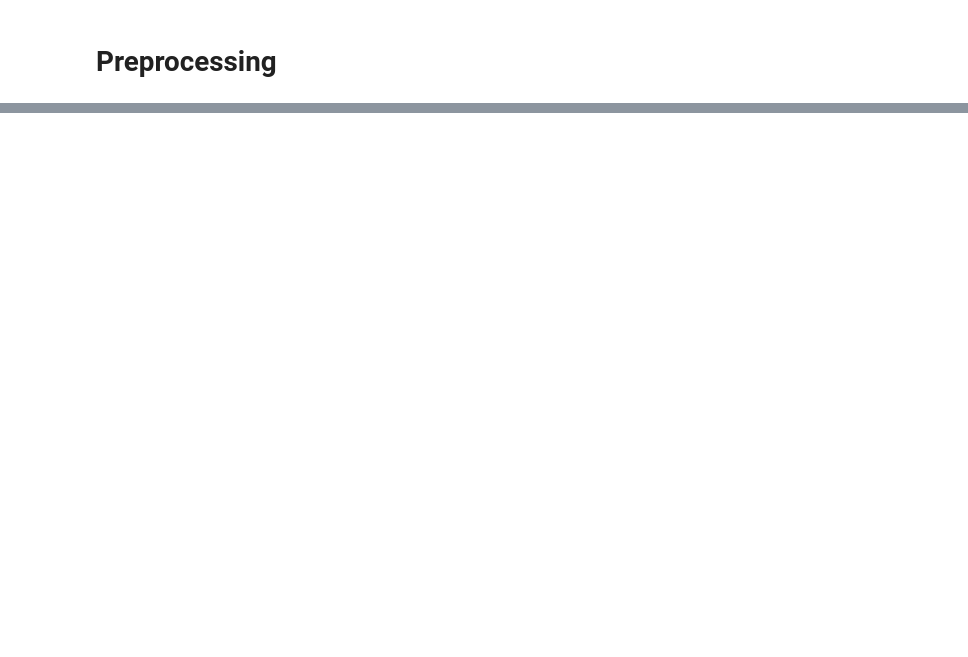
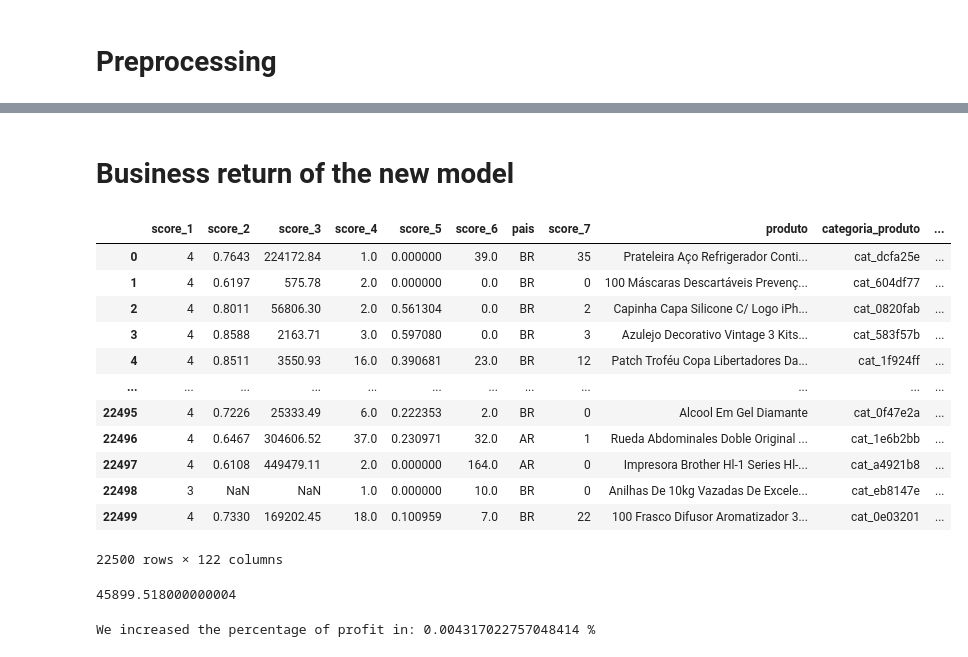
Before and after one commit to vitorbeltrao/fraud-detection, a Jupyter notebook: prototype_notebooks/ml_models.ipynb, the cells around one changed output, grey strips where cells are left out. Drawn from its saved outputs; the diff is of its cells as text; code cells hidden in the pictures; blank space fills up the shorter version.

```diff
--- a/prototype_notebooks/ml_models.ipynb
+++ b/prototype_notebooks/ml_models.ipynb
@@ -51,0 +437,36 @@ y = train_set['fraude']
+# %% [markdown]
+# Business return of the new model
+# %%
+df_pred = pd.DataFrame({'y_test': y_test, 'final_predictions': final_predictions.reshape(-1)})
+df_pred = pd.concat([X_test, df_pred], axis=1)
+# %% [output]
+|  | score_1 | score_2 | score_3 | score_4 | score_5 | score_6 | pais | score_7 | produto | categoria_produto | ... |
+| 0 | 4 | 0.7643 | 224172.84 | 1.0 | 0.000000 | 39.0 | BR | 35 | Prateleira Aço Refrigerador Conti... | cat_dcfa25e | ... |
+| 1 | 4 | 0.6197 | 575.78 | 2.0 | 0.000000 | 0.0 | BR | 0 | 100 Máscaras Descartáveis Prevenç... | cat_604df77 | ... |
+| 2 | 4 | 0.8011 | 56806.30 | 2.0 | 0.561304 | 0.0 | BR | 2 | Capinha Capa Silicone C/ Logo iPh... | cat_0820fab | ... |
+| 3 | 4 | 0.8588 | 2163.71 | 3.0 | 0.597080 | 0.0 | BR | 3 | Azulejo Decorativo Vintage 3 Kits... | cat_583f57b | ... |
+| 4 | 4 | 0.8511 | 3550.93 | 16.0 | 0.390681 | 23.0 | BR | 12 | Patch Troféu Copa Libertadores Da... | cat_1f924ff | ... |
+| ... | ... | ... | ... | ... | ... | ... | ... | ... | ... | ... | ... |
+| 22495 | 4 | 0.7226 | 25333.49 | 6.0 | 0.222353 | 2.0 | BR | 0 | Alcool Em Gel Diamante | cat_0f47e2a | ... |
+| 22496 | 4 | 0.6467 | 304606.52 | 37.0 | 0.230971 | 32.0 | AR | 1 | Rueda Abdominales Doble Original ... | cat_1e6b2bb | ... |
+| 22497 | 4 | 0.6108 | 449479.11 | 2.0 | 0.000000 | 164.0 | AR | 0 | Impresora Brother Hl-1 Series Hl-... | cat_a4921b8 | ... |
+| 22498 | 3 | NaN | NaN | 1.0 | 0.000000 | 10.0 | BR | 0 | Anilhas De 10kg Vazadas De Excele... | cat_eb8147e | ... |
+| 22499 | 4 | 0.7330 | 169202.45 | 18.0 | 0.100959 | 7.0 | BR | 22 | 100 Frasco Difusor Aromatizador 3... | cat_0e03201 | ... |
+22500 rows × 122 columns
+# %%
+# calculate the revenue
+revenues_new_model = df_pred.loc[(df_pred['y_test'] == 0) &
+                                 (df_pred['final_predictions'] == 0)]
+total_revenue_new_model = np.sum(revenues_new_model['valor_compra'].values)
+total_revenue_new_model = total_revenue_new_model * 0.1
+
+# calculate the fraud losses
+losses_new_model = df_pred.loc[(df_pred['y_test'] == 1) &
+                               (df_pred['final_predictions'] == 0)]
+total_losses_new_model = np.sum(losses_new_model['valor_compra'].values)
+
+# calculate the profit
+total_profit_new_model = total_revenue_new_model - total_losses_new_model
+total_profit_new_model
+# %% [output]
+45899.518000000004
@@ -51,0 +475,7 @@ y = train_set['fraude']
+# %%
+last_model_percentage = 41725.273 / total_buy_value
+new_model_percentage = total_profit_new_model / total_buy_value
+
+print('We increased the percentage of profit in:', new_model_percentage - last_model_percentage, '%')
+# %% [output]
+We increased the percentage of profit in: 0.004317022757048414 %
```
Also changed, not shown: parts of 27 cells of this notebook, 2 other files.
